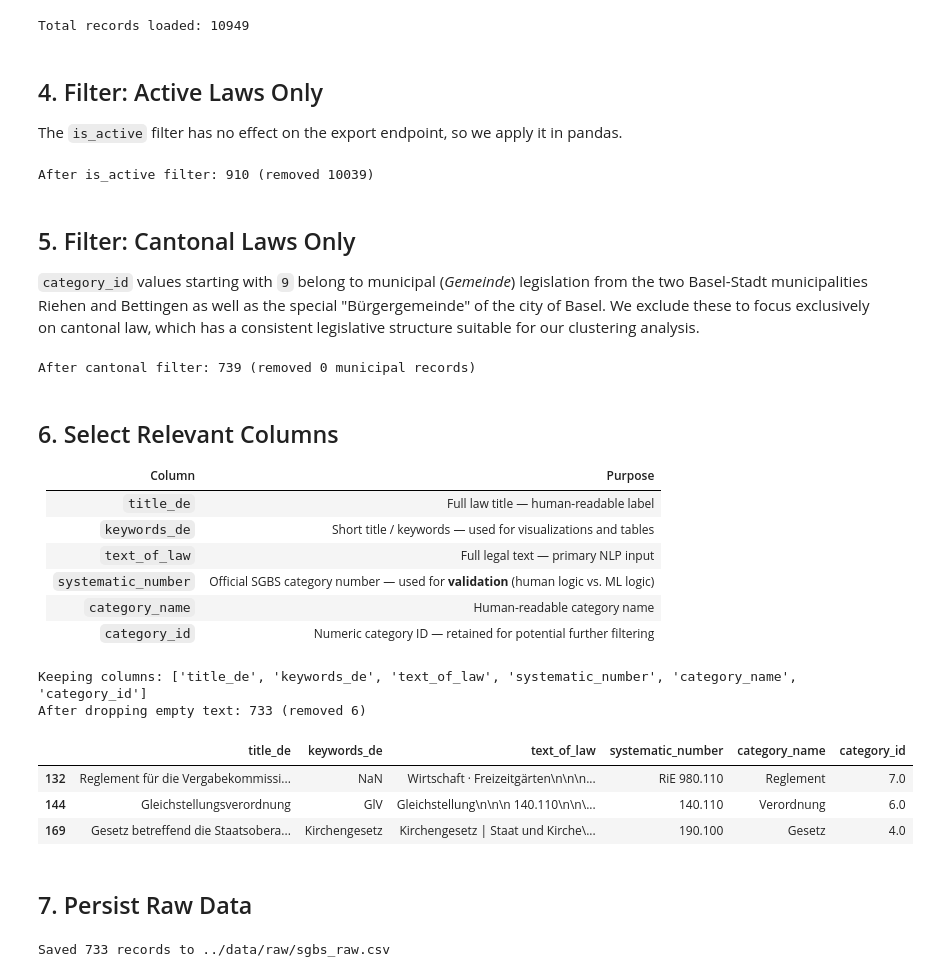
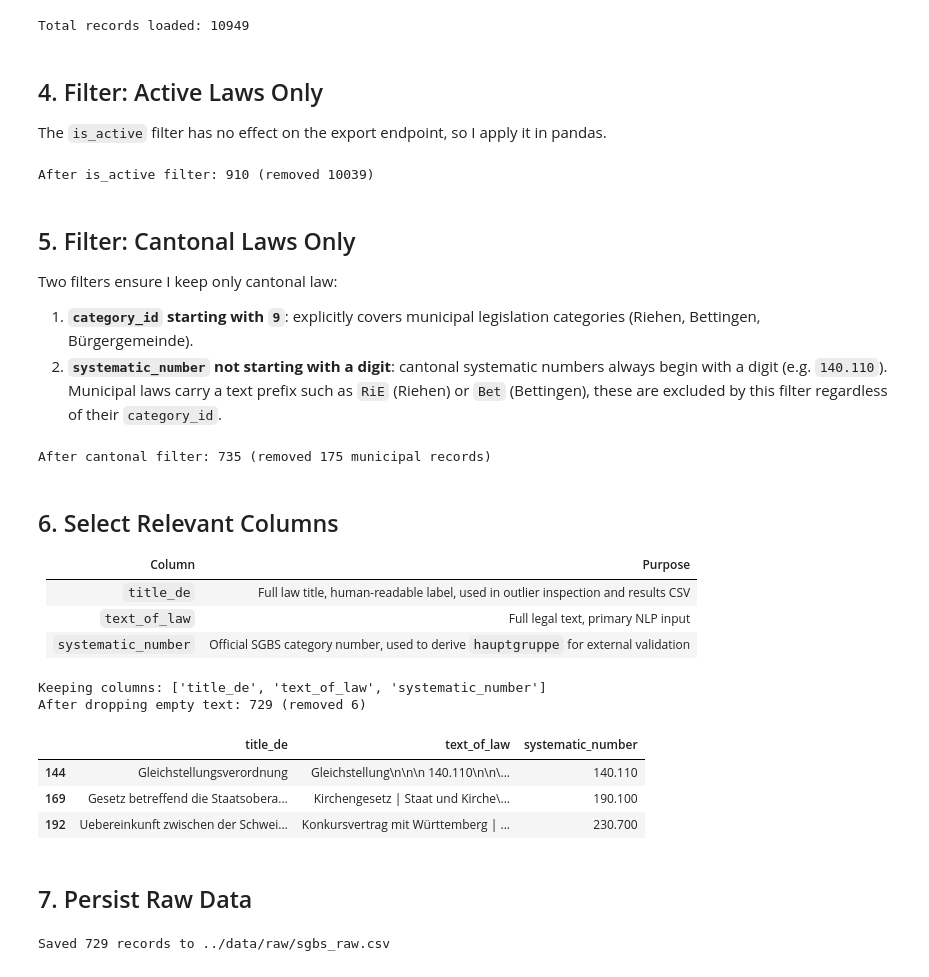
Before and after one commit to bernhardeymann/Unsupervised_ML_2026, a Jupyter notebook: notebooks/01_1_data_sourcing.ipynb, the cells around one changed output. Saved outputs shown, nothing was run; the diff lists cells and outputs as text; code cells hidden in the pictures.

```diff
--- a/notebooks/01_1_data_sourcing.ipynb
+++ b/notebooks/01_1_data_sourcing.ipynb
@@ -41,7 +41,7 @@ Total records loaded: 10949
 # %% [markdown]
 ## 4. Filter: Active Laws Only
 
-The `is_active` filter has no effect on the export endpoint, so we apply it in pandas.
+The `is_active` filter has no effect on the export endpoint, so I apply it in pandas.
 # %%
 before = len(df)
 df = df[df["is_active"] == True]
@@ -51,48 +51,49 @@ After is_active filter: 910 (removed 10039)
 # %% [markdown]
 ## 5. Filter: Cantonal Laws Only
 
-`category_id` values starting with `9` belong to municipal (*Gemeinde*) legislation from the two Basel-Stadt municipalities Riehen and Bettingen as well as the special "Bürgergemeinde" of the city of Basel. We exclude these to focus exclusively on cantonal law, which has a consistent legislative structure suitable for our clustering analysis.
+Two filters ensure I keep only cantonal law:
+
+1. **`category_id` starting with `9`**: explicitly covers municipal legislation categories (Riehen, Bettingen, Bürgergemeinde).
+2. **`systematic_number` not starting with a digit**: cantonal systematic numbers always begin with a digit (e.g. `140.110`). Municipal laws carry a text prefix such as `RiE` (Riehen) or `Bet` (Bettingen), these are excluded by this filter regardless of their `category_id`.
 # %%
 before = len(df)
 df = df[~df["category_id"].astype(str).str.startswith("9")]
+df = df[df["systematic_number"].astype(str).str.match(r"^\d")]
 print(f"After cantonal filter: {len(df)} (removed {before - len(df)} municipal records)")
 # %% [output]
-After cantonal filter: 739 (removed 0 municipal records)
+After cantonal filter: 735 (removed 175 municipal records)
 # %% [markdown]
 ## 6. Select Relevant Columns
 
 | Column | Purpose |
 |--------|--------|
-| `title_de` | Full law title — human-readable label |
-| `keywords_de` | Short title / keywords — used for visualizations and tables |
-| `text_of_law` | Full legal text — primary NLP input |
-| `systematic_number` | Official SGBS category number — used for **validation** (human logic vs. ML logic) |
-| `category_name` | Human-readable category name |
-| `category_id` | Numeric category ID — retained for potential further filtering |
+| `title_de` | Full law title, human-readable label, used in outlier inspection and results CSV |
+| `text_of_law` | Full legal text, primary NLP input |
+| `systematic_number` | Official SGBS category number, used to derive `hauptgruppe` for external validation |
 # %%
-COLS_TO_KEEP = ["title_de", "keywords_de", "text_of_law", "systematic_number", "category_name", "category_id"]
+COLS_TO_KEEP = ["title_de", "text_of_law", "systematic_number"]
 
 available_cols = [c for c in COLS_TO_KEEP if c in df.columns]
 print(f"Keeping columns: {available_cols}")
 
 df_slim = df[available_cols].copy()
 
 before = len(df_slim)
 df_slim = df_slim[df_slim["text_of_law"].notna() & (df_slim["text_of_law"].str.strip() != "")]
 print(f"After dropping empty text: {len(df_slim)} (removed {before - len(df_slim)})")
 
 df_slim.head(3)
 # %% [output]
-Keeping columns: ['title_de', 'keywords_de', 'text_of_law', 'systematic_number', 'category_name', 'category_id']
-After dropping empty text: 733 (removed 6)
+Keeping columns: ['title_de', 'text_of_law', 'systematic_number']
+After dropping empty text: 729 (removed 6)
-|  | title_de | keywords_de | text_of_law | systematic_number | category_name | category_id |
-| 132 | Reglement für die Vergabekommissi... | NaN | Wirtschaft · Freizeitgärten\n\n\n... | RiE 980.110 | Reglement | 7.0 |
-| 144 | Gleichstellungsverordnung | GlV | Gleichstellung\n\n\n 140.110\n\n\... | 140.110 | Verordnung | 6.0 |
-| 169 | Gesetz betreffend die Staatsobera... | Kirchengesetz | Kirchengesetz | Staat und Kirche\... | 190.100 | Gesetz | 4.0 |
+|  | title_de | text_of_law | systematic_number |
+| 144 | Gleichstellungsverordnung | Gleichstellung\n\n\n 140.110\n\n\... | 140.110 |
+| 169 | Gesetz betreffend die Staatsobera... | Kirchengesetz | Staat und Kirche\... | 190.100 |
+| 192 | Uebereinkunft zwischen der Schwei... | Konkursvertrag mit Württemberg | ... | 230.700 |
 # %% [markdown]
 ## 7. Persist Raw Data
 # %%
 df_slim.to_csv(RAW_DATA_PATH, index=False)
 print(f"Saved {len(df_slim)} records to {RAW_DATA_PATH}")
 # %% [output]
-Saved 733 records to ../data/raw/sgbs_raw.csv
+Saved 729 records to ../data/raw/sgbs_raw.csv
```
Also changed, not shown: parts of 1 cell of this notebook, 21 other files.
